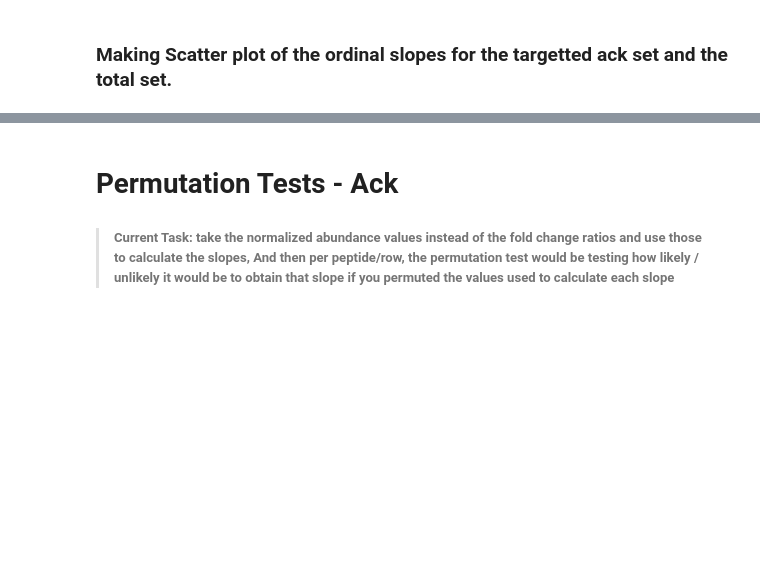
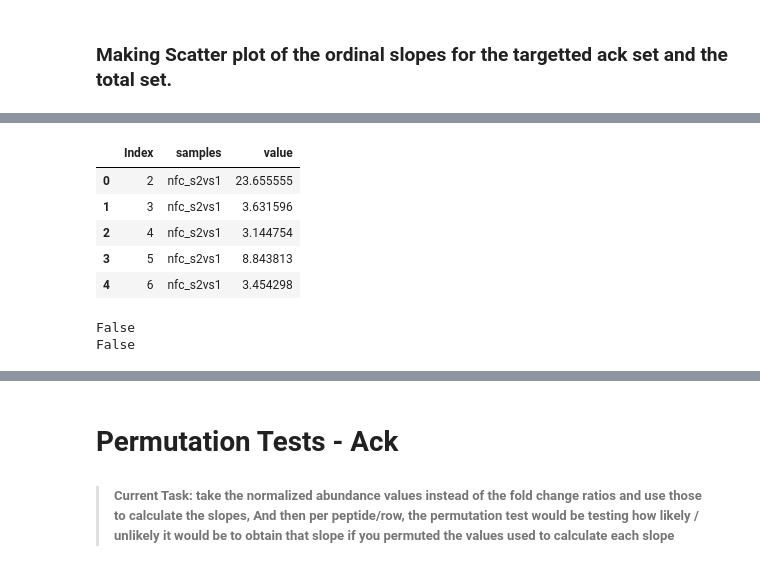
Before and after one commit to KyraGriffin/bmsip_internship_seta, a Jupyter notebook: protein_isolation.ipynb, the cells around one changed output, grey strips where cells are left out. Saved outputs shown, nothing was run; the diff lists cells and outputs as text; code cells hidden in the pictures; blank space fills up the shorter version.

```diff
--- a/protein_isolation.ipynb
+++ b/protein_isolation.ipynb
@@ -833,0 +864,28 @@ KeyError: 'slope_ordinal'
+# %%
+import pandas as pd
+import seaborn as sns
+# load data file
+ack = proteomics_ack.iloc[:, 1:5].copy()
+# reshape the d dataframe suitable for statsmodels package
+# you do not need to reshape if your data is already in stacked format. Compare d and d_melt tables for detail
+# understanding
+d_melt = pd.melt(ack, id_vars=['Index'], value_vars=['nfc_s2vs1', 'nfc_s3vs1', 'nfc_s3vs2'])
+# replace column names
+d_melt.columns = ['Index', 'samples', 'value']
+d_melt.head()
+# %% [output]
+|  | Index | samples | value |
+| 0 | 2 | nfc_s2vs1 | 23.655555 |
+| 1 | 3 | nfc_s2vs1 | 3.631596 |
+| 2 | 4 | nfc_s2vs1 | 3.144754 |
+| 3 | 5 | nfc_s2vs1 | 8.843813 |
+| 4 | 6 | nfc_s2vs1 | 3.454298 |
+# %%
+print(np.isnan(d_melt['Index']).any())
+
+print(np.isinf(d_melt['Index']).any())
+
+d_melt['value'] = np.nan_to_num(d_melt['value'], nan = d_melt['value'].mean())
+# %% [output]
+False
+False
```
Also changed, not shown: parts of 30 cells of this notebook.
